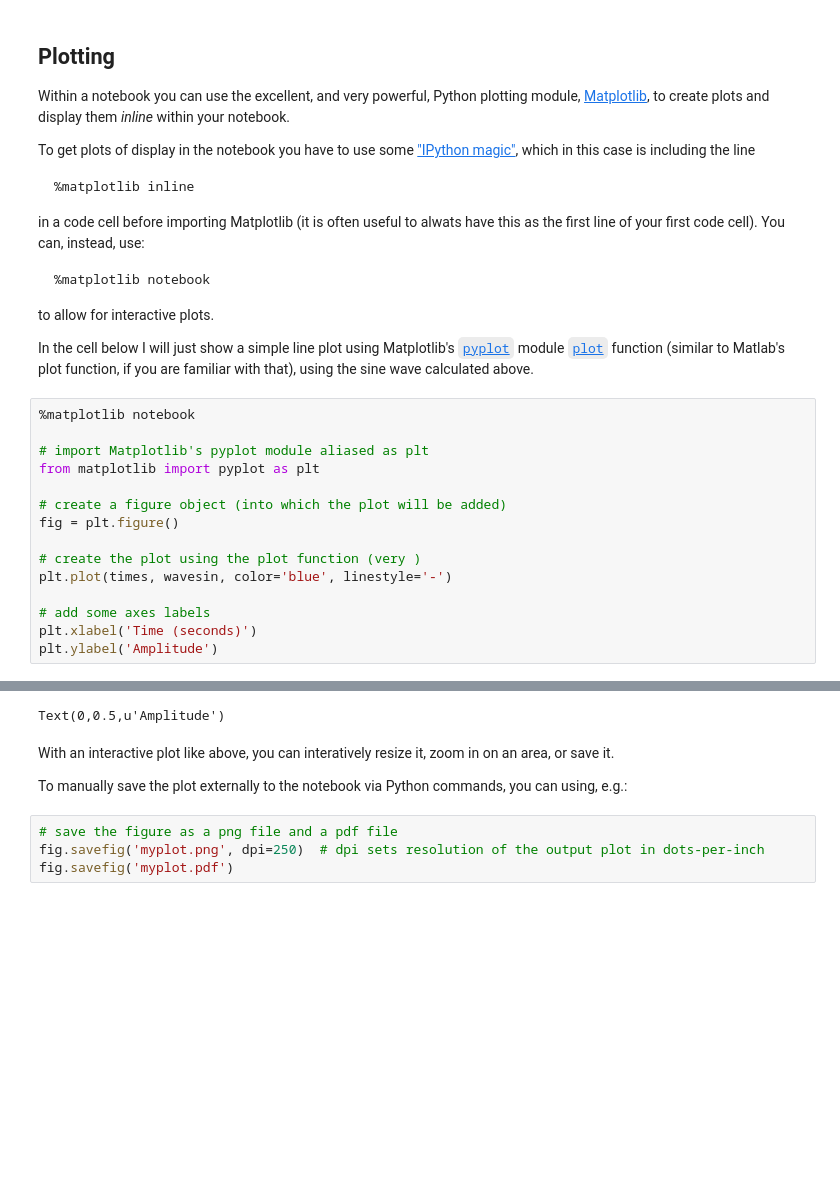
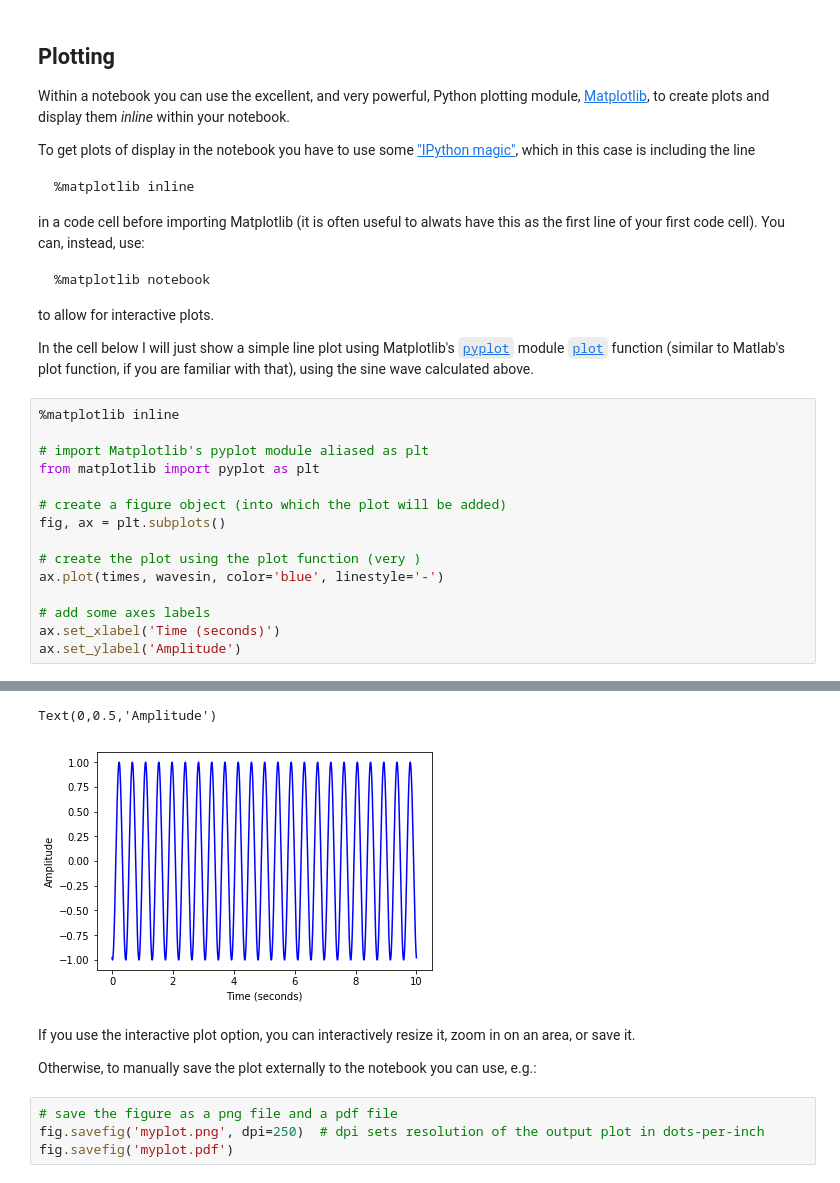
Before and after one commit to mattpitkin/NotebookGuide, a Jupyter notebook: UsingANotebook.ipynb, the cells around one changed output, grey strips where cells are left out. Cells and saved outputs as stored; diff of their text form; blank space fills up the shorter version.

Commit message:
Updates to the notebook

```diff
--- a/UsingANotebook.ipynb
+++ b/UsingANotebook.ipynb
@@ -316,18 +336,18 @@ to allow for interactive plots.
 
 In the cell below I will just show a simple line plot using Matplotlib's [`pyplot`](https://matplotlib.org/api/pyplot_api.html) module [`plot`](https://matplotlib.org/api/pyplot_api.html#matplotlib.pyplot.plot) function (similar to Matlab's plot function, if you are familiar with that), using the sine wave calculated above.
 # %%
-%matplotlib notebook
+%matplotlib inline
 
 # import Matplotlib's pyplot module aliased as plt
 from matplotlib import pyplot as plt
 
 # create a figure object (into which the plot will be added)
-fig = plt.figure()
+fig, ax = plt.subplots()
 
 # create the plot using the plot function (very )
-plt.plot(times, wavesin, color='blue', linestyle='-')
+ax.plot(times, wavesin, color='blue', linestyle='-')
 
 # add some axes labels
-plt.xlabel('Time (seconds)')
-plt.ylabel('Amplitude')
+ax.set_xlabel('Time (seconds)')
+ax.set_ylabel('Amplitude')
 # %% [output]
@@ -336,8 +354,9 @@ plt.ylabel('Amplitude')
-Text(0,0.5,u'Amplitude')
+Text(0,0.5,'Amplitude')
+[figure, added]
 # %% [markdown]
-With an interactive plot like above, you can interatively resize it, zoom in on an area, or save it.
+If you use the interactive plot option, you can interactively resize it, zoom in on an area, or save it.
 
-To manually save the plot externally to the notebook via Python commands, you can using, e.g.:
+Otherwise, to manually save the plot externally to the notebook you can use, e.g.:
 # %%
 # save the figure as a png file and a pdf file
 fig.savefig('myplot.png', dpi=250)  # dpi sets resolution of the output plot in dots-per-inch
```
Also changed, not shown: parts of 8 cells of this notebook.
